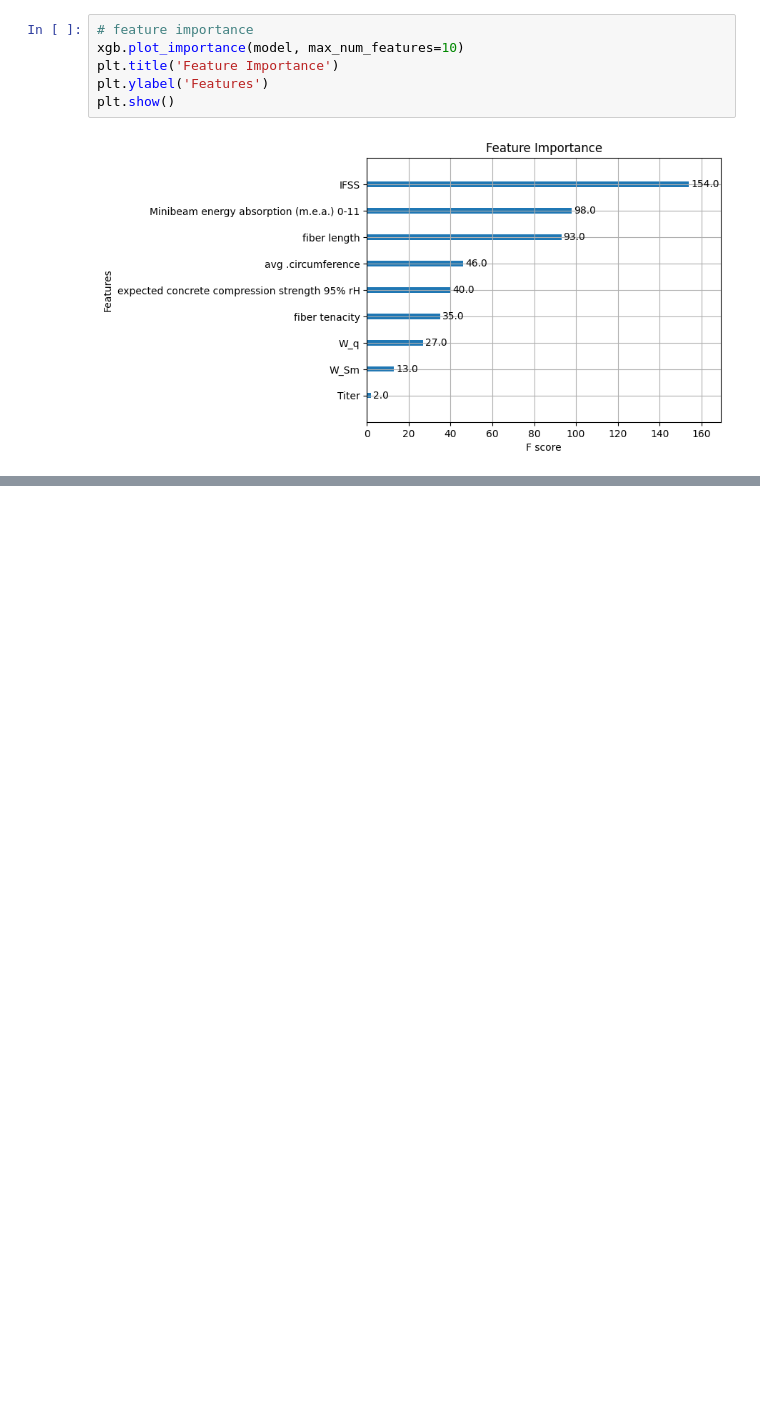
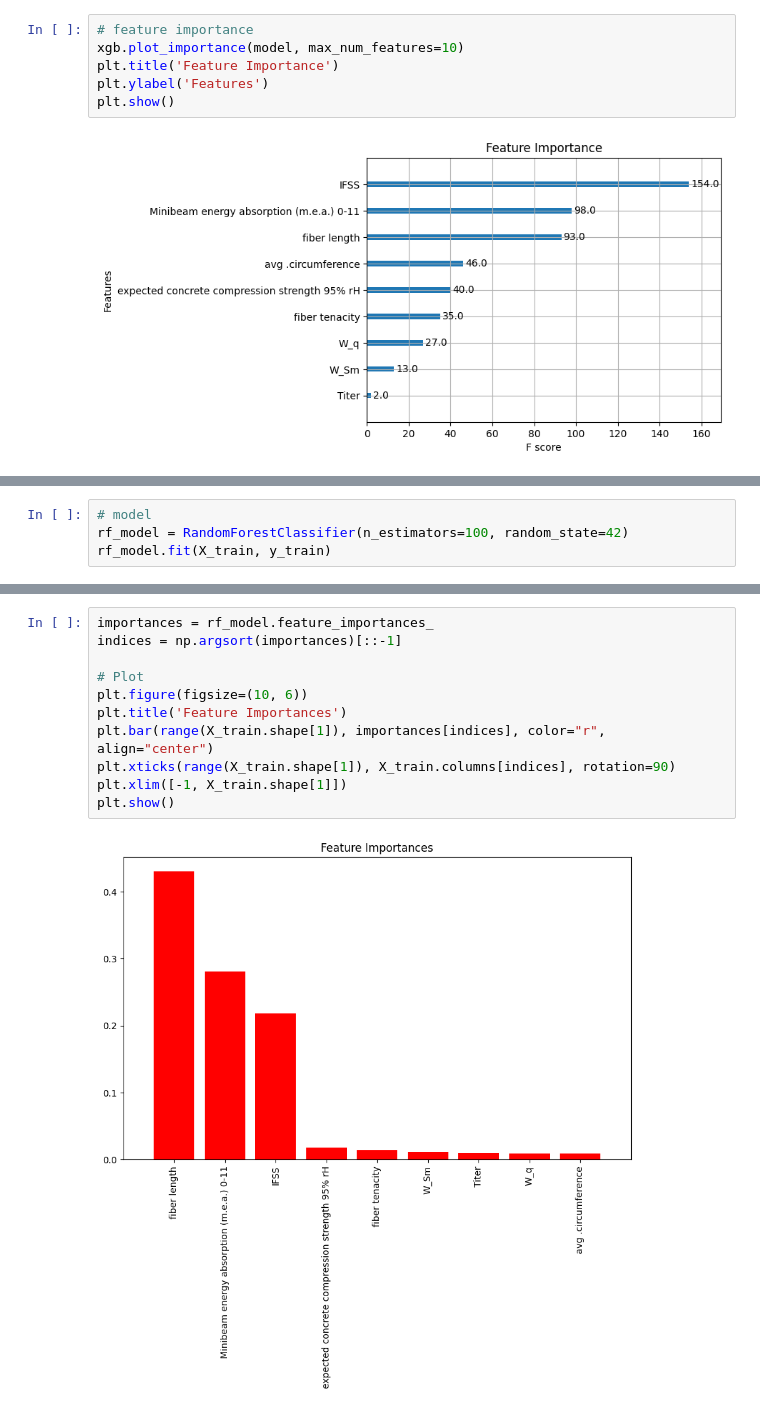
Before and after one commit to usamike25/esc_403, a Jupyter notebook: project/project.ipynb, the cells around one changed output, grey strips where cells are left out. Saved outputs shown, nothing was run; the diff lists cells and outputs as text; blank space fills up the shorter version.

Commit message:
Add random forrest

```diff
--- a/project/project.ipynb
+++ b/project/project.ipynb
@@ -219,0 +219,4 @@ plt.show()
+# %%
+# model
+rf_model = RandomForestClassifier(n_estimators=100, random_state=42)
+rf_model.fit(X_train, y_train)
@@ -219,0 +260,13 @@ plt.show()
+# %%
+importances = rf_model.feature_importances_
+indices = np.argsort(importances)[::-1]
+
+# Plot
+plt.figure(figsize=(10, 6))
+plt.title('Feature Importances')
+plt.bar(range(X_train.shape[1]), importances[indices], color="r", align="center")
+plt.xticks(range(X_train.shape[1]), X_train.columns[indices], rotation=90)
+plt.xlim([-1, X_train.shape[1]])
+plt.show()
+# %% [output]
+[figure, added]
```
Also changed, not shown: parts of 6 cells of this notebook.
